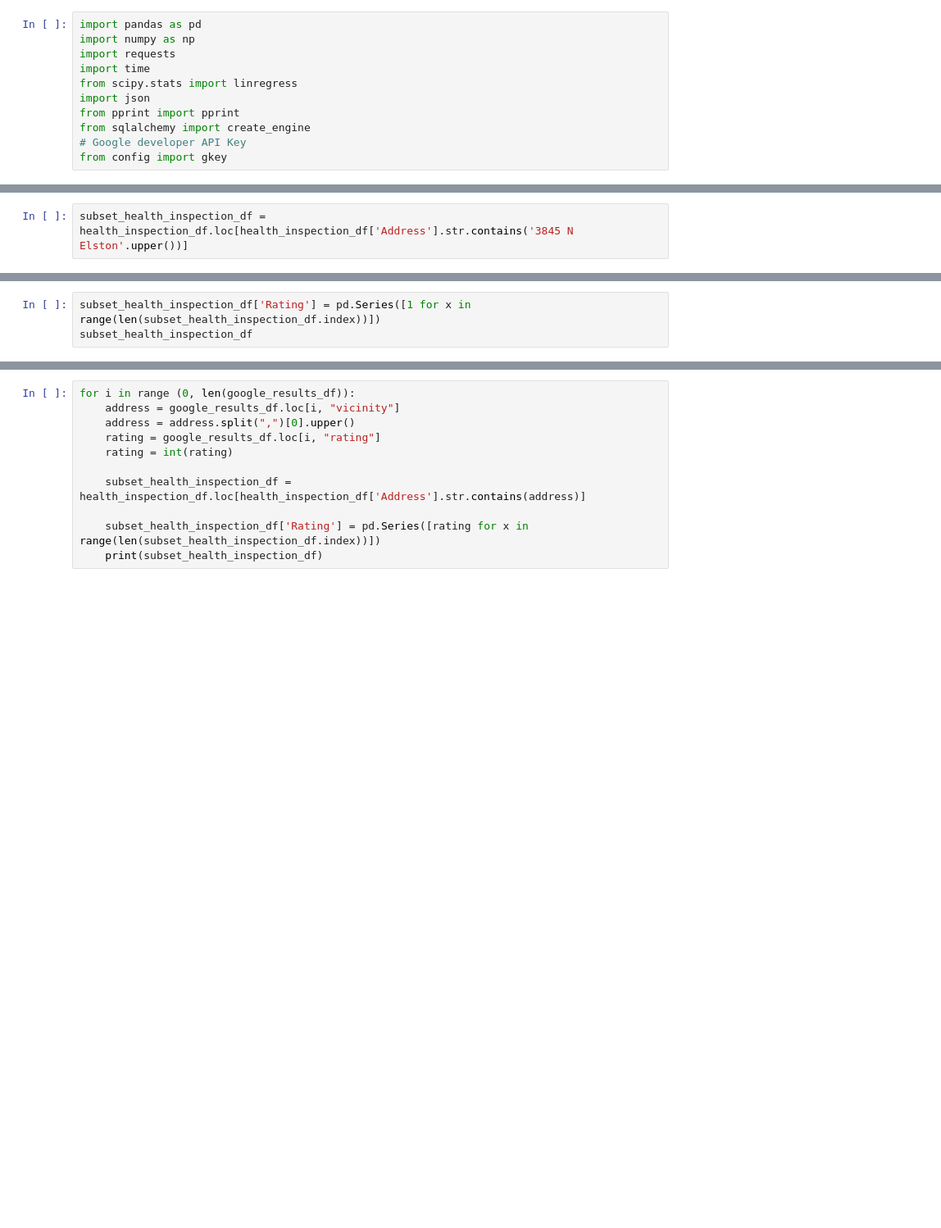
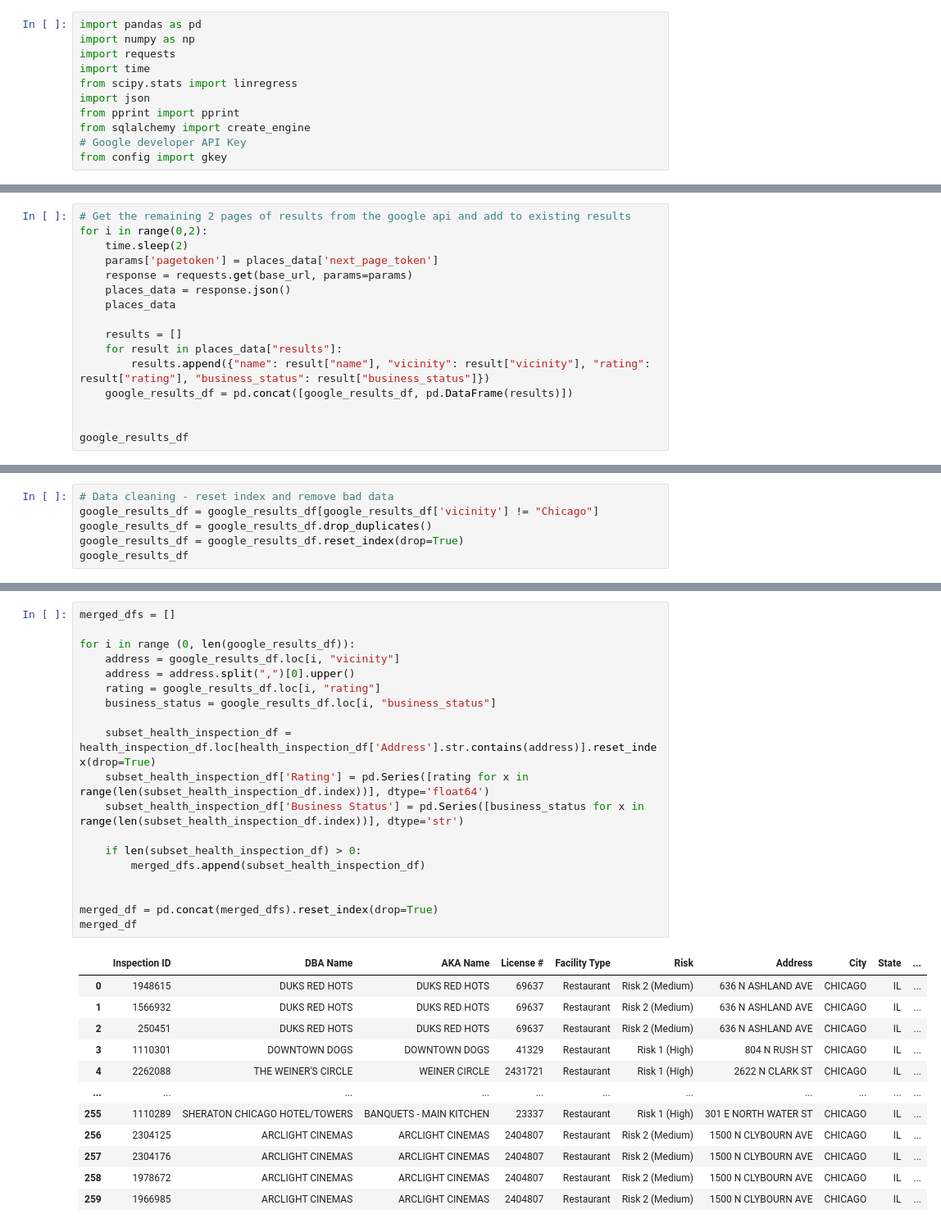
Before and after one commit to ejdublin28/restaurant-reviews, a Jupyter notebook: hotdogs.ipynb, the cells around one changed output, grey strips where cells are left out. Shown at 82% size. Cells and saved outputs as stored; diff of their text form; blank space fills up the shorter version.

```diff
--- a/hotdogs.ipynb
+++ b/hotdogs.ipynb
@@ -89,2 +92,0 @@ len(results)
-# %%
-subset_health_inspection_df = health_inspection_df.loc[health_inspection_df['Address'].str.contains('3845 N Elston'.upper())]
@@ -103,3 +92,0 @@ subset_health_inspection_df = health_inspection_df.loc[health_inspection_df['Add
-# %%
-subset_health_inspection_df['Rating'] = pd.Series([1 for x in range(len(subset_health_inspection_df.index))])
-subset_health_inspection_df
@@ -128,0 +93,16 @@ See the caveats in the documentation: https://pandas.pydata.org/pandas-docs/stab
+# %%
+# Get the remaining 2 pages of results from the google api and add to existing results
+for i in range(0,2):
+    time.sleep(2)
+    params['pagetoken'] = places_data['next_page_token']
+    response = requests.get(base_url, params=params)
+    places_data = response.json()
+    places_data
+
+    results = []
+    for result in places_data["results"]:
+        results.append({"name": result["name"], "vicinity": result["vicinity"], "rating": result["rating"], "business_status": result["business_status"]})
+    google_results_df = pd.concat([google_results_df, pd.DataFrame(results)])
+
+
+google_results_df
@@ -128,0 +202,6 @@ See the caveats in the documentation: https://pandas.pydata.org/pandas-docs/stab
+# %%
+# Data cleaning - reset index and remove bad data
+google_results_df = google_results_df[google_results_df['vicinity'] != "Chicago"]
+google_results_df = google_results_df.drop_duplicates()
+google_results_df = google_results_df.reset_index(drop=True)
+google_results_df
@@ -129,12 +222,32 @@ See the caveats in the documentation: https://pandas.pydata.org/pandas-docs/stab
 # %%
+merged_dfs = []
+
 for i in range (0, len(google_results_df)):
     address = google_results_df.loc[i, "vicinity"]
     address = address.split(",")[0].upper()
     rating = google_results_df.loc[i, "rating"]
-    rating = int(rating)
+    business_status = google_results_df.loc[i, "business_status"]
 
-    subset_health_inspection_df = health_inspection_df.loc[health_inspection_df['Address'].str.contains(address)]
+    subset_health_inspection_df = health_inspection_df.loc[health_inspection_df['Address'].str.contains(address)].reset_index(drop=True)
+    subset_health_inspection_df['Rating'] = pd.Series([rating for x in range(len(subset_health_inspection_df.index))], dtype='float64')
+    subset_health_inspection_df['Business Status'] = pd.Series([business_status for x in range(len(subset_health_inspection_df.index))], dtype='str')
 
-    subset_health_inspection_df['Rating'] = pd.Series([rating for x in range(len(subset_health_inspection_df.index))])
-    print(subset_health_inspection_df)
+    if len(subset_health_inspection_df) > 0:
+        merged_dfs.append(subset_health_inspection_df)
+
+
+merged_df = pd.concat(merged_dfs).reset_index(drop=True)
+merged_df
 # %% [output]
+|  | Inspection ID | DBA Name | AKA Name | License # | Facility Type | Risk | Address | City | State | ... |
+| 0 | 1948615 | DUKS RED HOTS | DUKS RED HOTS | 69637 | Restaurant | Risk 2 (Medium) | 636 N ASHLAND AVE | CHICAGO | IL | ... |
+| 1 | 1566932 | DUKS RED HOTS | DUKS RED HOTS | 69637 | Restaurant | Risk 2 (Medium) | 636 N ASHLAND AVE | CHICAGO | IL | ... |
+| 2 | 250451 | DUKS RED HOTS | DUKS RED HOTS | 69637 | Restaurant | Risk 2 (Medium) | 636 N ASHLAND AVE | CHICAGO | IL | ... |
+| 3 | 1110301 | DOWNTOWN DOGS | DOWNTOWN DOGS | 41329 | Restaurant | Risk 1 (High) | 804 N RUSH ST | CHICAGO | IL | ... |
+| 4 | 2262088 | THE WEINER'S CIRCLE | WEINER CIRCLE | 2431721 | Restaurant | Risk 1 (High) | 2622 N CLARK ST | CHICAGO | IL | ... |
+| ... | ... | ... | ... | ... | ... | ... | ... | ... | ... | ... |
+| 255 | 1110289 | SHERATON CHICAGO HOTEL/TOWERS | BANQUETS - MAIN KITCHEN | 23337 | Restaurant | Risk 1 (High) | 301 E NORTH WATER ST | CHICAGO | IL | ... |
+| 256 | 2304125 | ARCLIGHT CINEMAS | ARCLIGHT CINEMAS | 2404807 | Restaurant | Risk 2 (Medium) | 1500 N CLYBOURN AVE | CHICAGO | IL | ... |
+| 257 | 2304176 | ARCLIGHT CINEMAS | ARCLIGHT CINEMAS | 2404807 | Restaurant | Risk 2 (Medium) | 1500 N CLYBOURN AVE | CHICAGO | IL | ... |
+| 258 | 1978672 | ARCLIGHT CINEMAS | ARCLIGHT CINEMAS | 2404807 | Restaurant | Risk 2 (Medium) | 1500 N CLYBOURN AVE | CHICAGO | IL | ... |
+| 259 | 1966985 | ARCLIGHT CINEMAS | ARCLIGHT CINEMAS | 2404807 | Restaurant | Risk 2 (Medium) | 1500 N CLYBOURN AVE | CHICAGO | IL | ... |
```
Also changed, not shown: parts of 14 cells of this notebook.
